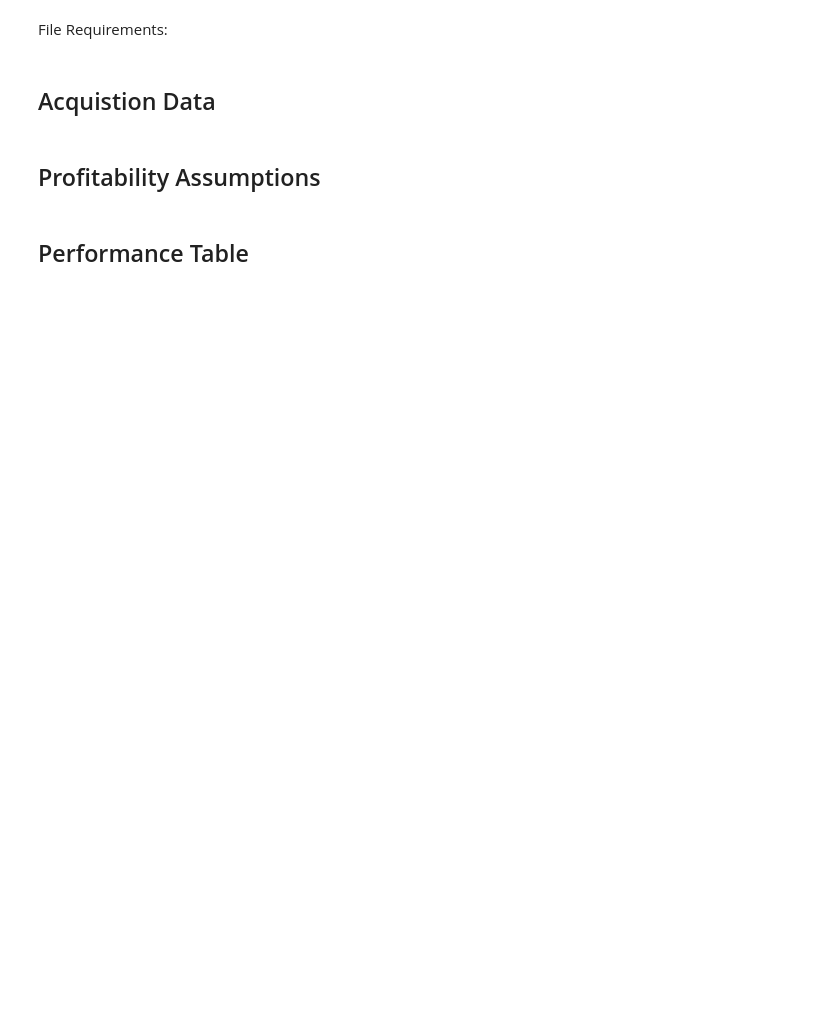
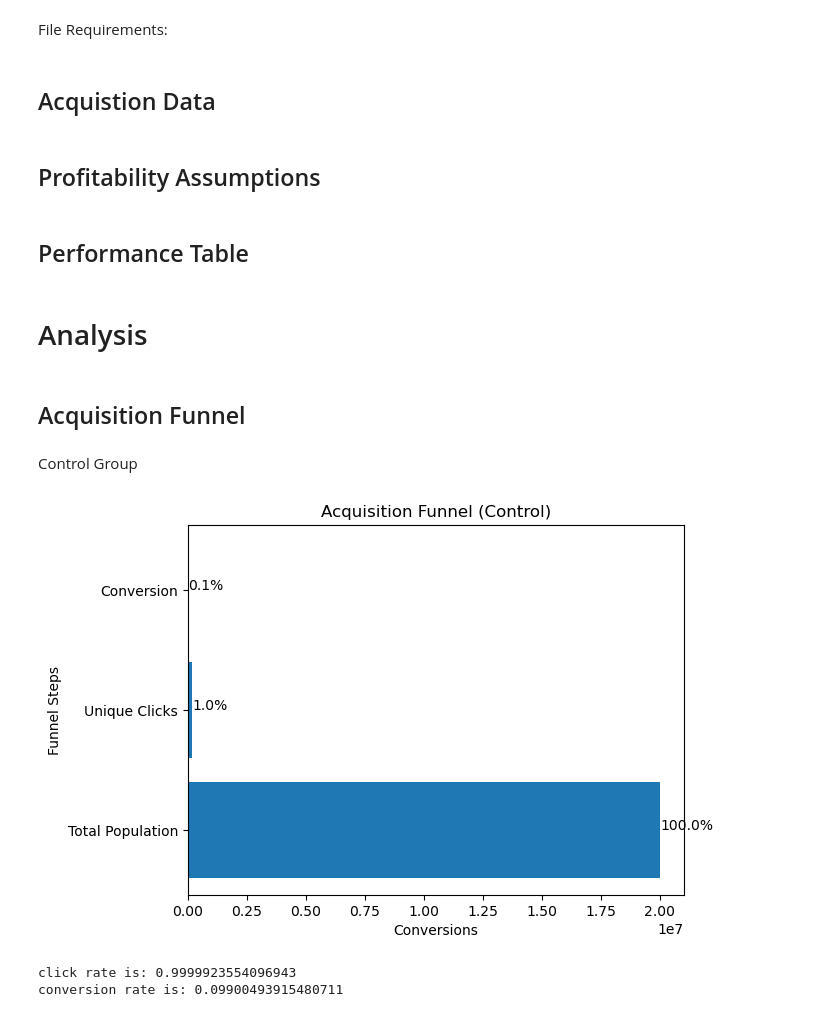
Before and after one commit to kelechiago/spend_tracker_case_study, a Jupyter notebook: case_study.ipynb, the cells around one changed output. Saved outputs shown, nothing was run; the diff lists cells and outputs as text; code cells hidden in the pictures; blank space fills up the shorter version.

Commit message:
Acquisition analysis graphs

```diff
--- a/case_study.ipynb
+++ b/case_study.ipynb
@@ -43,3 +44,45 @@ def calculate_tracker_cost(months,total_users):
 ## Performance Table
 # %%
 df = pd.read_csv('Performance.csv')
+# %% [markdown]
+# Analysis
+# %% [markdown]
+## Acquisition Funnel
+# %% [markdown]
+Control Group
+# %%
+# Define the funnel steps and their corresponding values
+funnel_steps_ctrl = ['Total Population', 'Unique Clicks', 'Conversion']
+conversion_values_ctrl = [ctrl_pop, ctrl_click, ctrl_conv]
+
+# Calculate the conversion rate for each step
+conversion_rate_ctrl = [conversion_values_ctrl[i] / conversion_values_ctrl[0] * 100 for i in range(len(conversion_values_ctrl))]
+
+# Plotting the funnel visualization
+fig, ax = plt.subplots()
+
+# Draw the funnel
+ax.barh(funnel_steps_ctrl, conversion_values_ctrl)
+
+# Add labels and title
+ax.set_xlabel('Conversions')
+ax.set_ylabel('Funnel Steps')
+ax.set_title('Acquisition Funnel (Control)')
+
+# Display the conversion rate as percentages on the bars
+for i, v in enumerate(conversion_values_ctrl):
+    ax.text(v + 10, i, f'{conversion_rate_ctrl[i]:.1f}%', color='black')
+
+# Show the plot
+plt.show()
+
+#calculate conversion rates
+click_rate_ctrl = (ctrl_click/ctrl_pop) * 100
+conv_rate_ctrl = (ctrl_conv/ctrl_pop) * 100
+
+print(f"click rate is: {click_rate_ctrl}")
+print(f"conversion rate is: {conv_rate_ctrl}")
+# %% [output]
+[figure, added]
+click rate is: 0.9999923554096943
+conversion rate is: 0.09900493915480711
```
Also changed, not shown: parts of 7 cells of this notebook.
